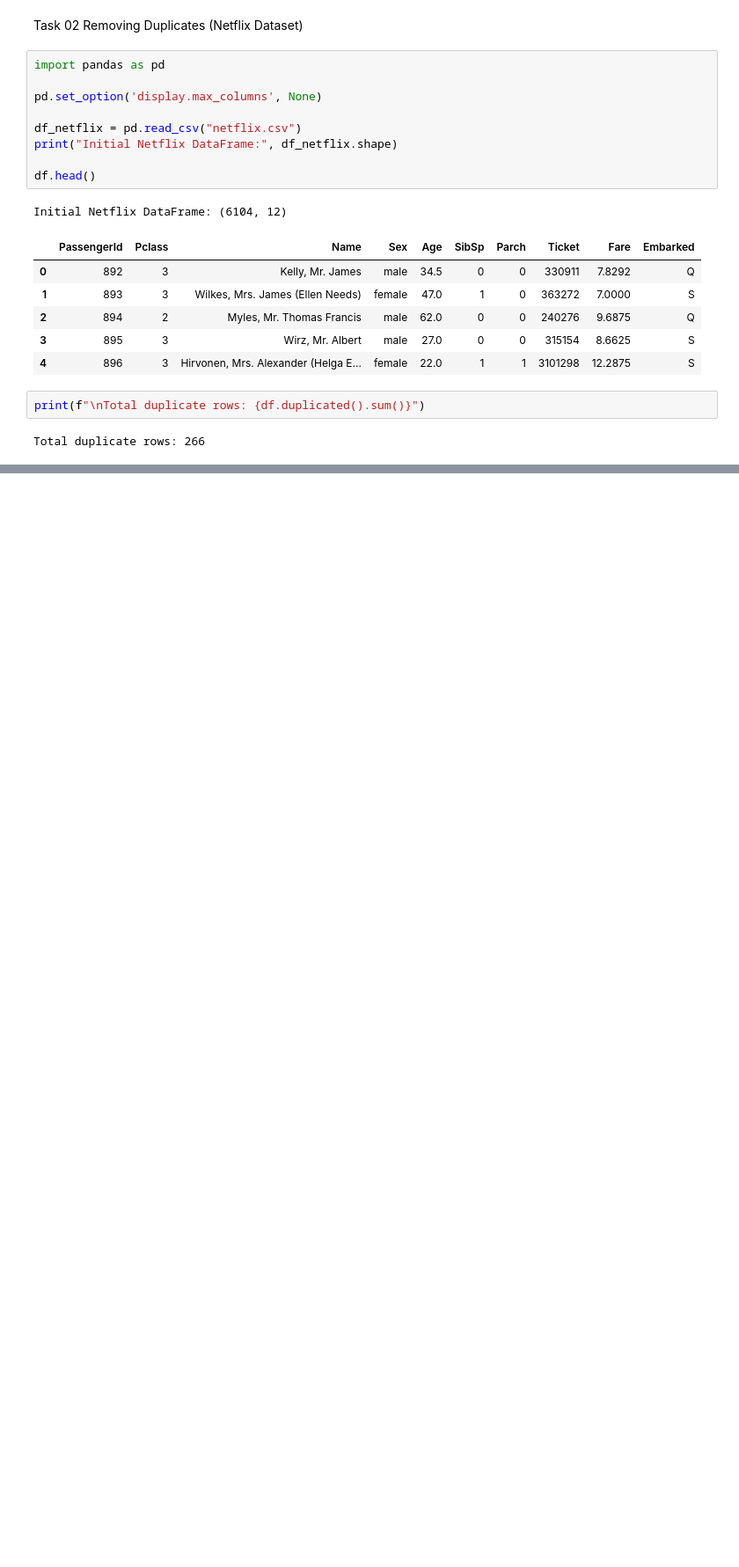
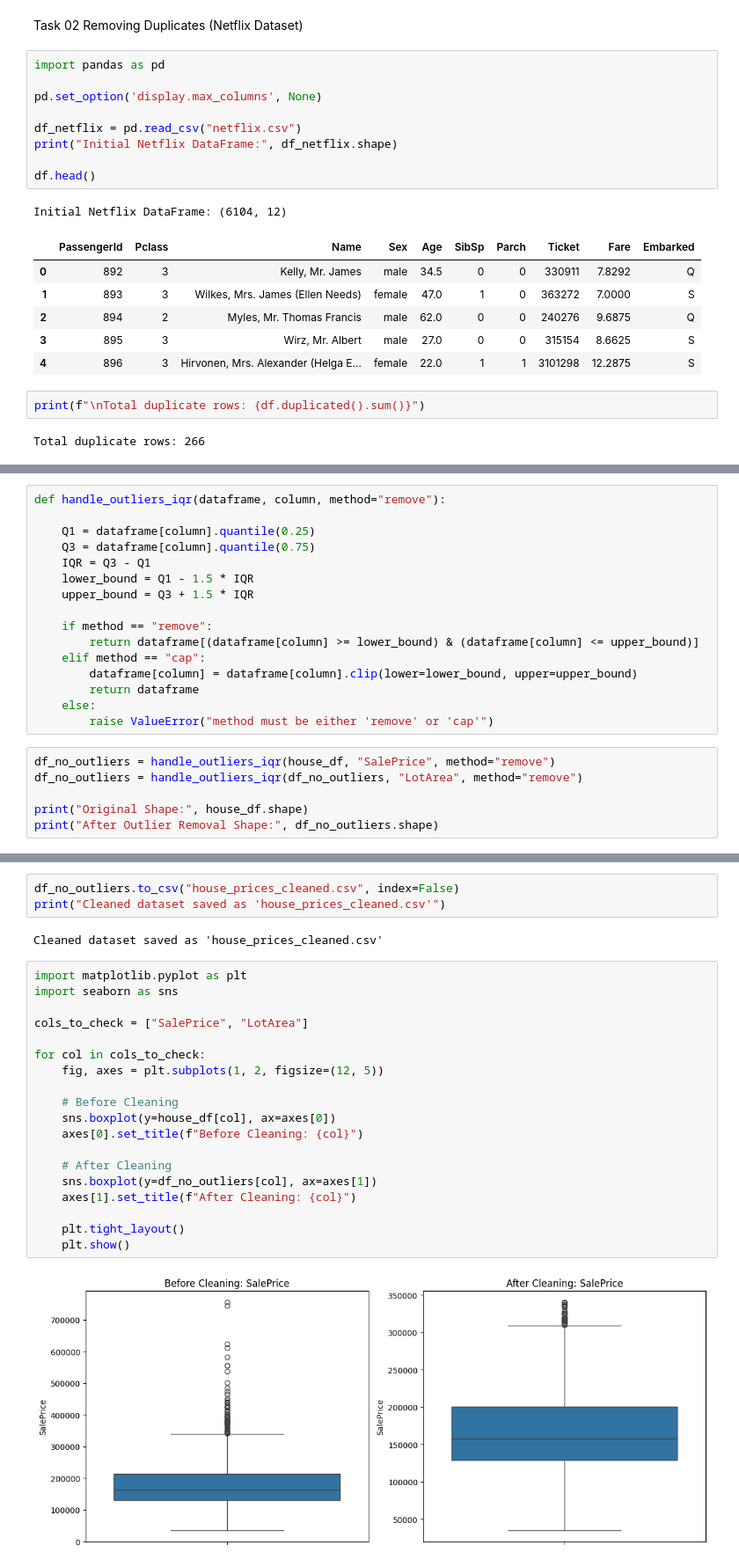
Before and after one commit to KishoreRaghupathy/Arcap_Reits, a Jupyter notebook: DS/Task1/Task.ipynb, the cells around one changed output, grey strips where cells are left out. Shown at 88% size. Saved outputs shown, nothing was run; the diff lists cells and outputs as text; blank space fills up the shorter version.

Commit message:
completed house prices task and imdb task

```diff
--- a/DS/Task1/Task.ipynb
+++ b/DS/Task1/Task.ipynb
@@ -216,0 +221,22 @@ dtype: int64
+# %%
+def handle_outliers_iqr(dataframe, column, method="remove"):
+
+    Q1 = dataframe[column].quantile(0.25)
+    Q3 = dataframe[column].quantile(0.75)
+    IQR = Q3 - Q1
+    lower_bound = Q1 - 1.5 * IQR
+    upper_bound = Q3 + 1.5 * IQR
+
+    if method == "remove":
+        return dataframe[(dataframe[column] >= lower_bound) & (dataframe[column] <= upper_bound)]
+    elif method == "cap":
+        dataframe[column] = dataframe[column].clip(lower=lower_bound, upper=upper_bound)
+        return dataframe
+    else:
+        raise ValueError("method must be either 'remove' or 'cap'")
+# %%
+df_no_outliers = handle_outliers_iqr(house_df, "SalePrice", method="remove")
+df_no_outliers = handle_outliers_iqr(df_no_outliers, "LotArea", method="remove")
+
+print("Original Shape:", house_df.shape)
+print("After Outlier Removal Shape:", df_no_outliers.shape)
@@ -216,0 +246,26 @@ dtype: int64
+# %%
+df_no_outliers.to_csv("house_prices_cleaned.csv", index=False)
+print("Cleaned dataset saved as 'house_prices_cleaned.csv'")
+# %% [output]
+Cleaned dataset saved as 'house_prices_cleaned.csv'
+# %%
+import matplotlib.pyplot as plt
+import seaborn as sns
+
+cols_to_check = ["SalePrice", "LotArea"]
+
+for col in cols_to_check:
+    fig, axes = plt.subplots(1, 2, figsize=(12, 5))
+
+    # Before Cleaning
+    sns.boxplot(y=house_df[col], ax=axes[0])
+    axes[0].set_title(f"Before Cleaning: {col}")
+
+    # After Cleaning
+    sns.boxplot(y=df_no_outliers[col], ax=axes[1])
+    axes[1].set_title(f"After Cleaning: {col}")
+
+    plt.tight_layout()
+    plt.show()
+# %% [output]
+[figure, added]
```
Also changed, not shown: parts of 12 cells of this notebook, 2 other files.
